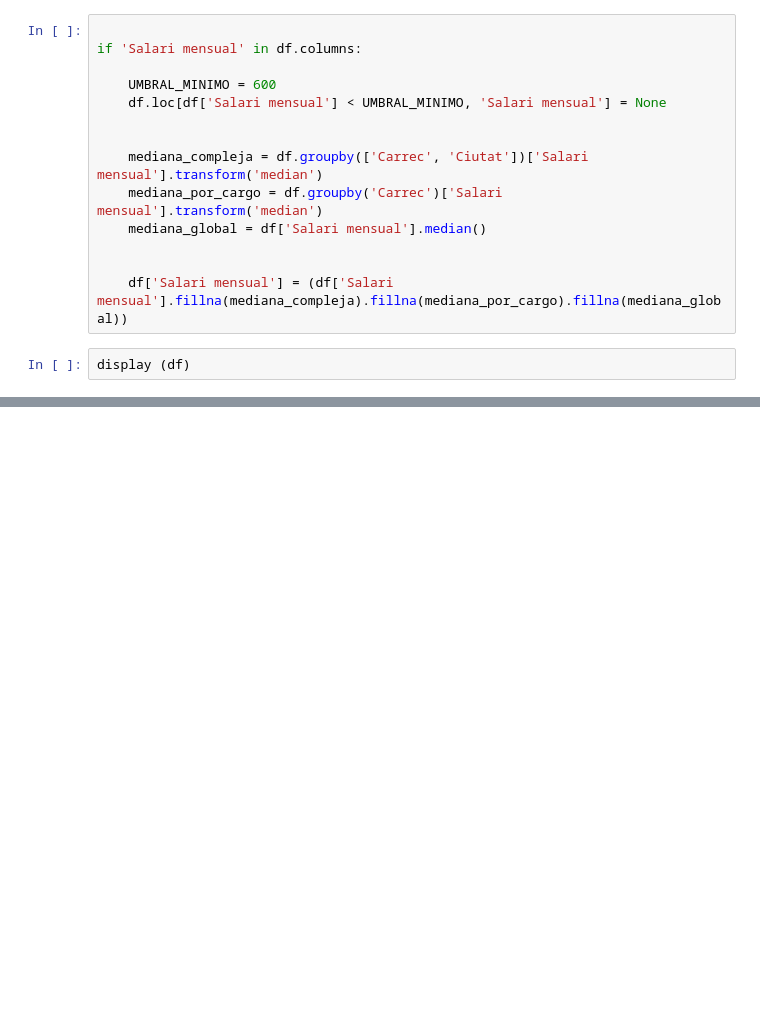
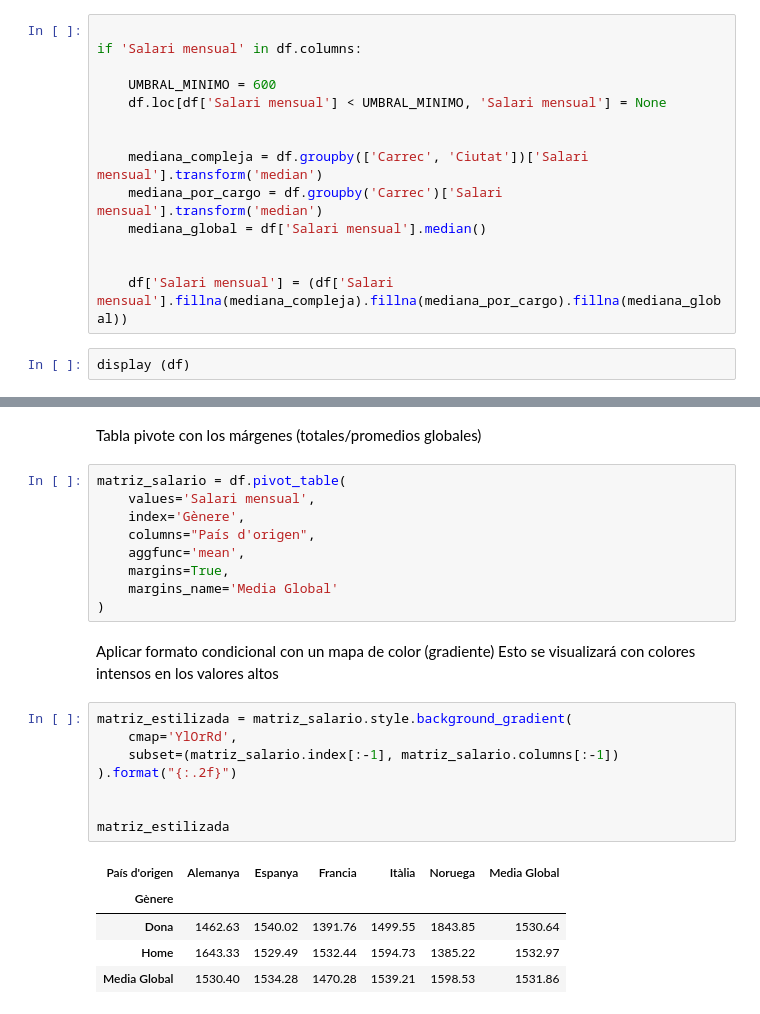
Before and after one commit to osleysorio/itacedemy_repo1_osley, a Jupyter notebook: sprint 8/sprint 8 ok.ipynb, the cells around one changed output, grey strips where cells are left out. Cells and saved outputs as stored; diff of their text form; blank space fills up the shorter version.

```diff
--- a/sprint 8/sprint 8 ok.ipynb
+++ b/sprint 8/sprint 8 ok.ipynb
@@ -464,0 +508,28 @@ display (df)
+# %% [markdown]
+Tabla pivote con los márgenes (totales/promedios globales)
+# %%
+matriz_salario = df.pivot_table(
+    values='Salari mensual',
+    index='Gènere',
+    columns="País d'origen",
+    aggfunc='mean',
+    margins=True,
+    margins_name='Media Global'
+)
+# %% [markdown]
+Aplicar formato condicional con un mapa de color (gradiente)
+Esto se visualizará con colores intensos en los valores altos
+# %%
+matriz_estilizada = matriz_salario.style.background_gradient(
+    cmap='YlOrRd',
+    subset=(matriz_salario.index[:-1], matriz_salario.columns[:-1])
+).format("{:.2f}")
+
+
+matriz_estilizada
+# %% [output]
+| País d'origen | Alemanya | Espanya | Francia | Itàlia | Noruega | Media Global |
+| Gènere |  |  |  |  |  |  |
+| Dona | 1462.63 | 1540.02 | 1391.76 | 1499.55 | 1843.85 | 1530.64 |
+| Home | 1643.33 | 1529.49 | 1532.44 | 1594.73 | 1385.22 | 1532.97 |
+| Media Global | 1530.40 | 1534.28 | 1470.28 | 1539.21 | 1598.53 | 1531.86 |
```
Also changed, not shown: parts of 5 cells of this notebook.
